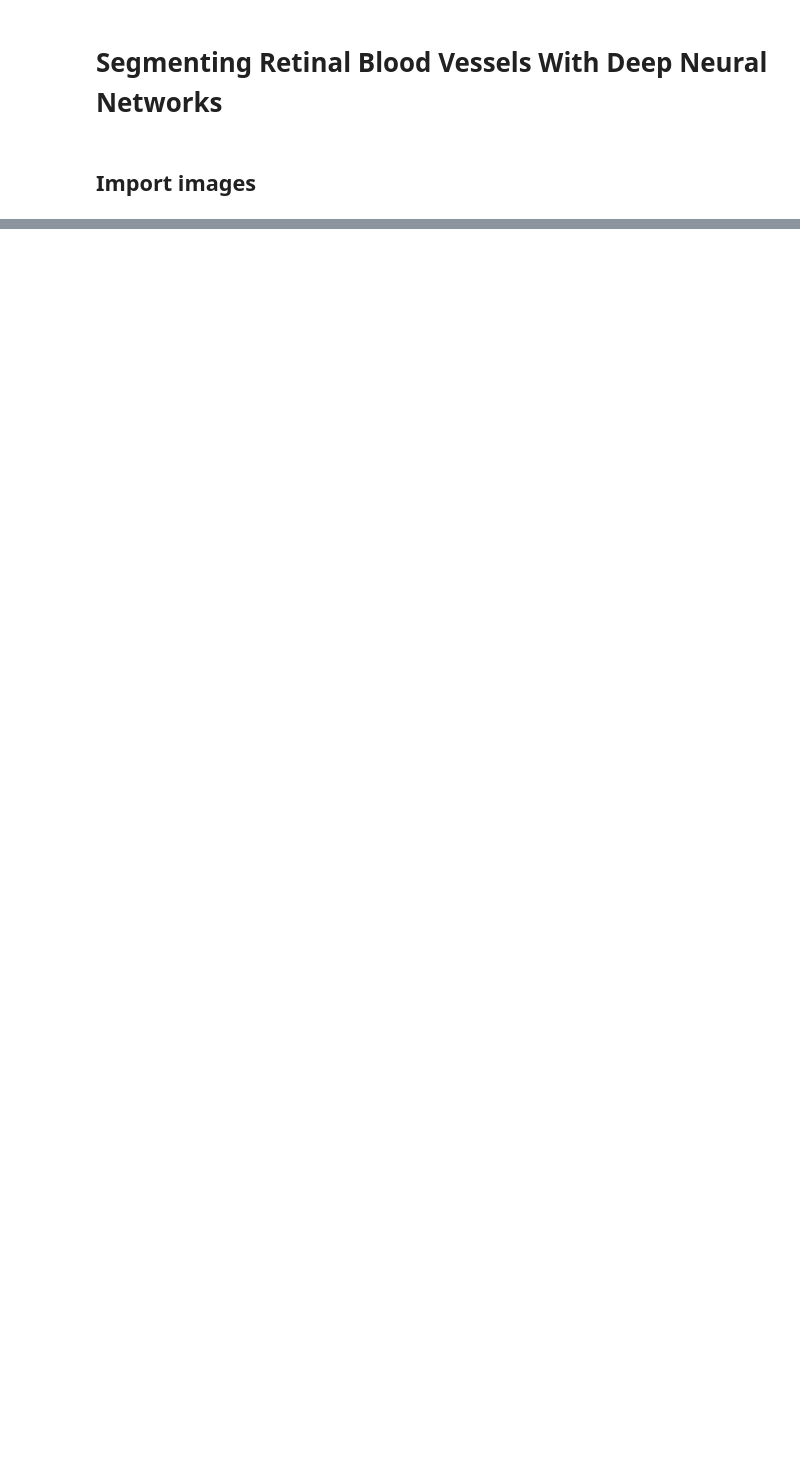
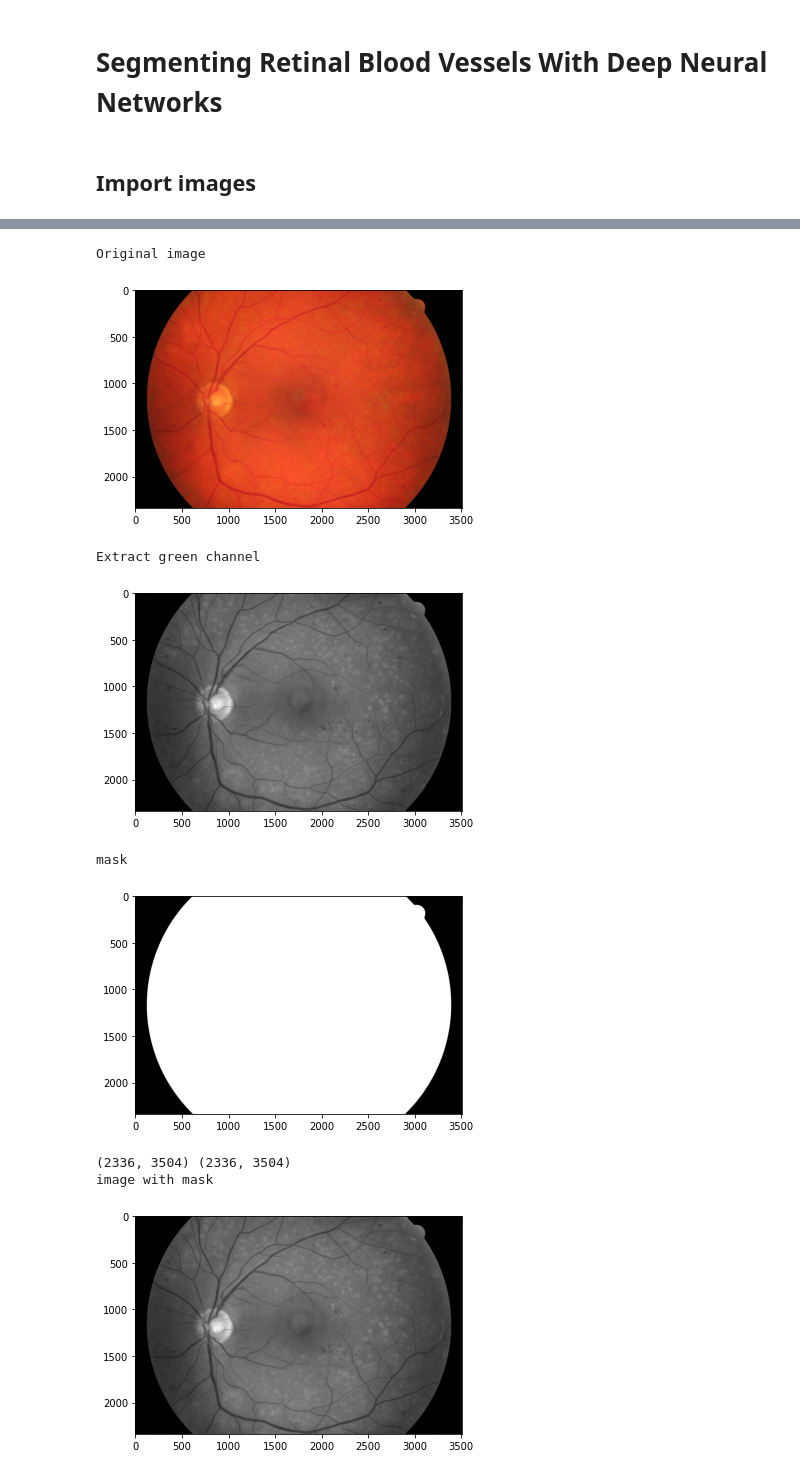
Before and after one commit to HelenaMaslowska/Segmenting-Retinal-Blood-Vessels-With-Deep-Neural-NetworksPlik, a Jupyter notebook: eye.ipynb, the cells around one changed output, grey strips where cells are left out. Saved outputs shown, nothing was run; the diff lists cells and outputs as text; code cells hidden in the pictures; blank space fills up the shorter version.

Commit message:
extract green channel, modify a lot

```diff
--- a/eye.ipynb
+++ b/eye.ipynb
@@ -7,4 +11,5 @@ import numpy as np
 # %%
 filename = 'Data/01_dr.jpg'
+mask_filename = 'Data/01_dr_mask.tif'
 # %% [markdown]
 ## Import images
@@ -47,0 +84,52 @@ def findEdges(image):
+# %%
+image = loadImage(filename)
+mask = loadImageTif(mask_filename)
+
+print("Original image")
+showImage(image)
+
+sharpen_img = True
+bright_img = True
+contrast_img = True
+
+# print("Edited image")
+# if sharpen_img:
+# 	image = sharpen(image)
+# if bright_img:
+# 	image = brightness(image)
+# if contrast_img:
+# 	image = contrast(image)
+# showImage(image)
+
+print("Extract green channel")
+image = extract_green_channel(image)
+showImage(image)
+
+
+print("mask")
+mask = mask[:, :, 0]
+showImage(mask)
+
+print(image.shape, mask.shape)
+print("image with mask")
+img = image * mask
+
+showImage(image)
+
+print("Frangi`s filter")
+image = frangi(img)
+image = brightness(image)
+for i in range(100,600,10):
+	print(image[500][i])
+
+showImage(image)
+# %% [output]
+Original image
+[figure, added]
+Extract green channel
+[figure, added]
+mask
+[figure, added]
+(2336, 3504) (2336, 3504)
+image with mask
+[figure, added]
```
Also changed, not shown: parts of 14 cells of this notebook.
